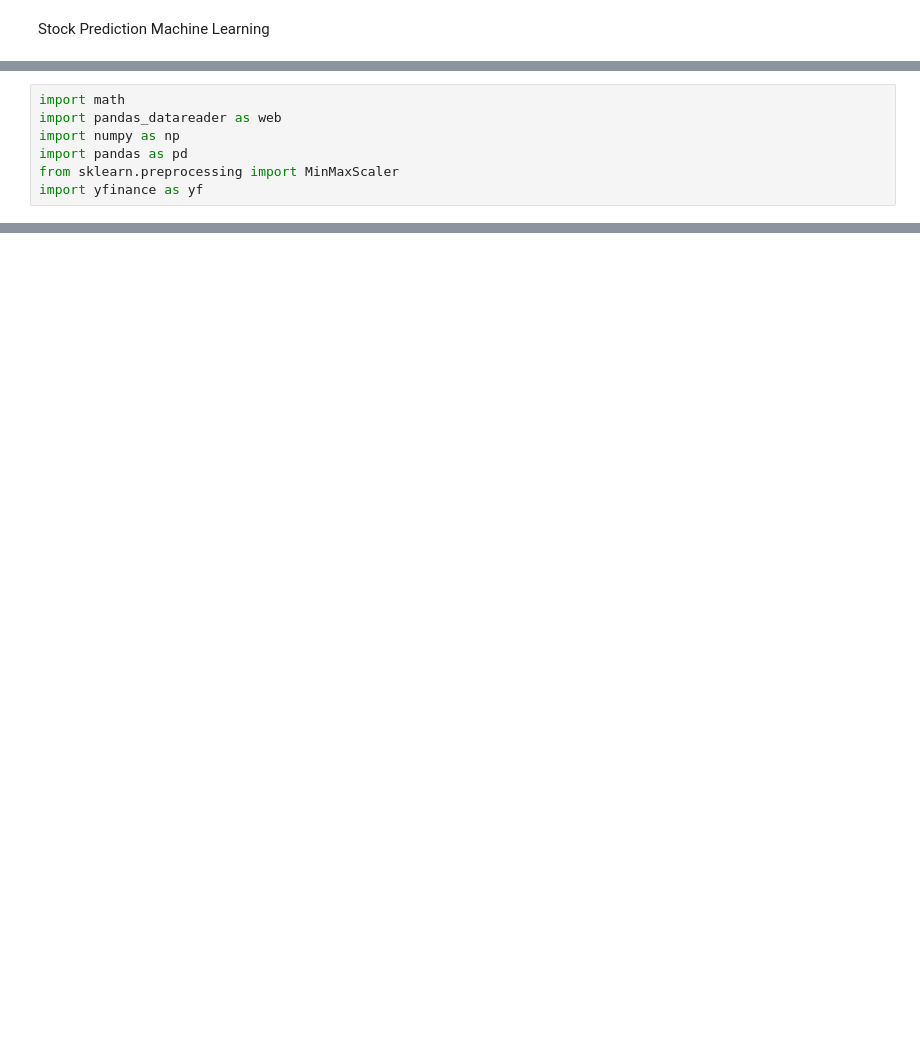
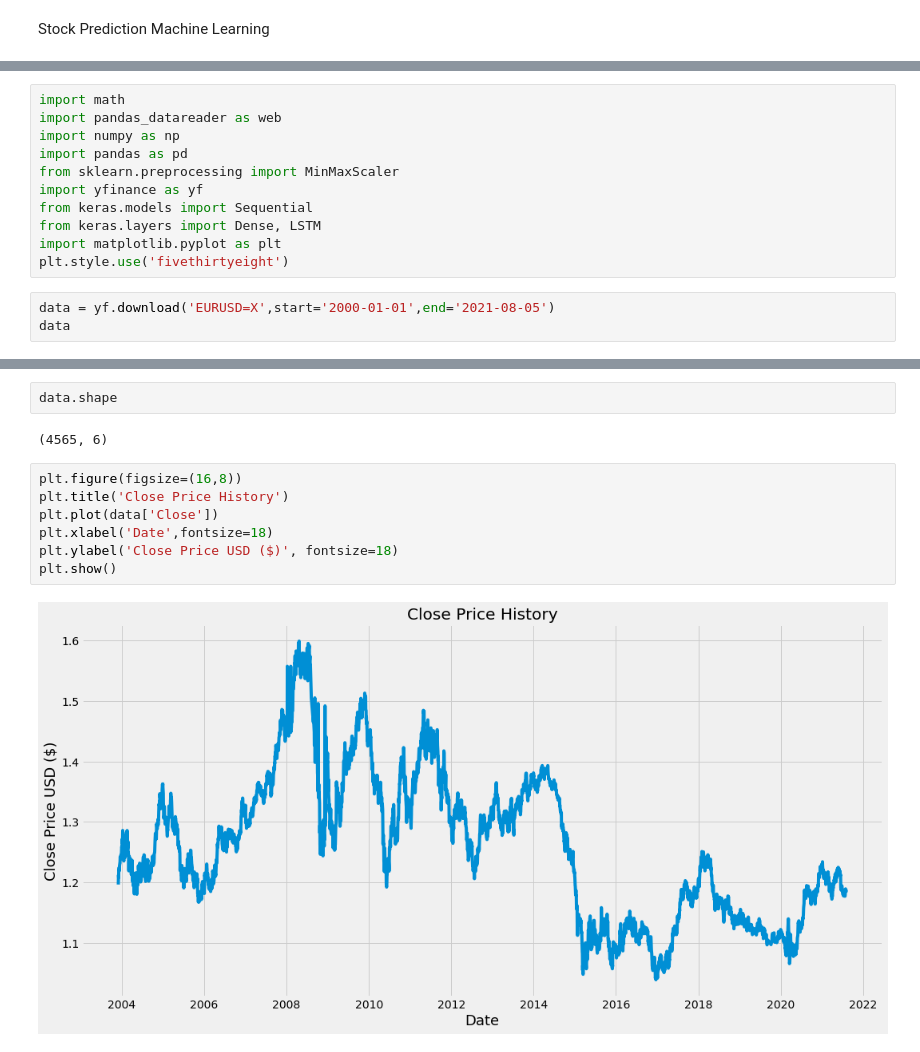
Before and after one commit to sidh-singh/StockRegression, a Jupyter notebook: StockPrediction.ipynb, the cells around one changed output, grey strips where cells are left out. Cells and saved outputs as stored; diff of their text form; blank space fills up the shorter version.

```diff
--- a/StockPrediction.ipynb
+++ b/StockPrediction.ipynb
@@ -29,3 +25,10 @@ import numpy as np
 import pandas as pd
 from sklearn.preprocessing import MinMaxScaler
 import yfinance as yf
+from keras.models import Sequential
+from keras.layers import Dense, LSTM
+import matplotlib.pyplot as plt
+plt.style.use('fivethirtyeight')
+# %%
+data = yf.download('EURUSD=X',start='2000-01-01',end='2021-08-05')
+data
@@ -31,0 +51,13 @@ import yfinance as yf
+# %%
+data.shape
+# %% [output]
+(4565, 6)
+# %%
+plt.figure(figsize=(16,8))
+plt.title('Close Price History')
+plt.plot(data['Close'])
+plt.xlabel('Date',fontsize=18)
+plt.ylabel('Close Price USD ($)', fontsize=18)
+plt.show()
+# %% [output]
+[figure, added]
```
Also changed, not shown: parts of 19 cells of this notebook.
